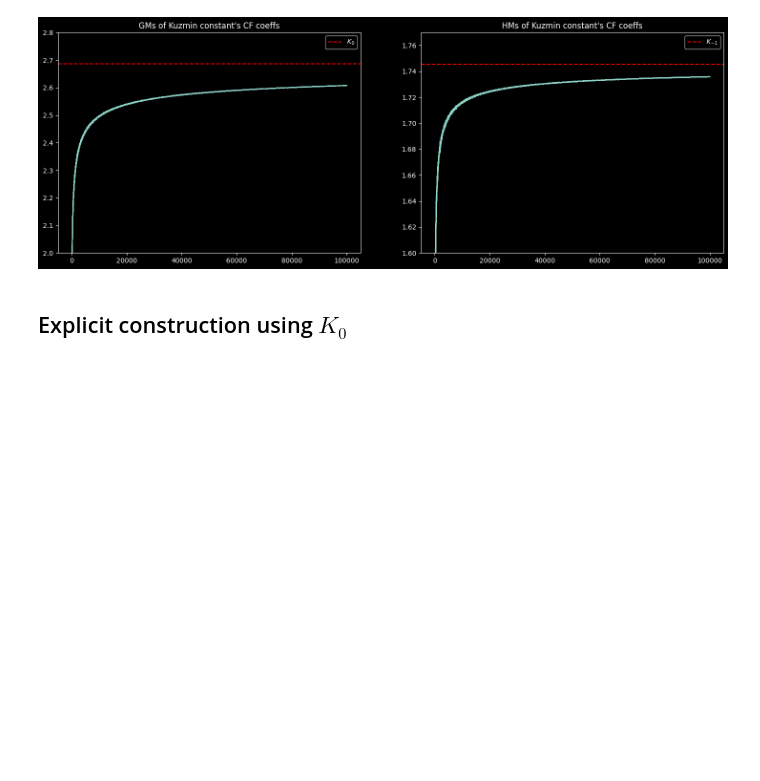
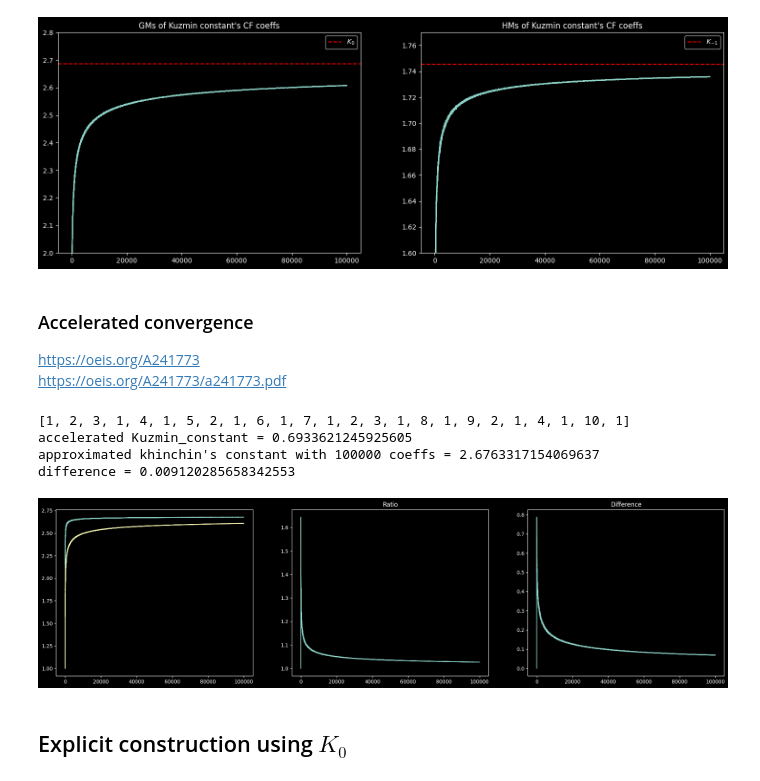
Before and after one commit to Jwalin1/Continued-Fractions, a Jupyter notebook: notebooks/Gauss-Kuzmin.ipynb, the cells around one changed output. Cells and saved outputs as stored; diff of their text form; code cells hidden in the pictures; blank space fills up the shorter version.

```diff
--- a/notebooks/Gauss-Kuzmin.ipynb
+++ b/notebooks/Gauss-Kuzmin.ipynb
@@ -341,5 +212,61 @@ anim = animate_line_zoom_out(line_x_points, (mp.nstr(kuzmin_const, 100) + '...',
 FFWriter = animation.FFMpegWriter(fps=15)
 anim.save('../animations/kuzmin_const.mp4', writer=FFWriter)
 plt.close()
+# %% [markdown]
+### Accelerated convergence
+
+https://oeis.org/A241773 \
+https://oeis.org/A241773/a241773.pdf
+# %%
+@nb.njit
+def prob_count_diff(j, k, counts):
+  return k*pmf_nb(j) - counts.get(j, 0)
+
+@nb.njit
+def compute_accelerated_kuzmin_coeffs(n):
+  coeffs = np.zeros(n, dtype=np.int64)
+  unreached_val = 1
+  counts = nb.typed.Dict.empty(nb.types.int64, nb.types.int64)
+  for k in range(1, n+1):
+    prob_count_diffs = np.array(
+        [prob_count_diff(i, k, counts) for i in range(1, unreached_val+1)])
+    most_probable = prob_count_diffs.argmax() + 1
+    if most_probable == unreached_val:
+      unreached_val += 1
+    coeffs[k-1] = most_probable
+    counts[most_probable] = counts.get(most_probable, 0) + 1
+  return coeffs
+# %%
+acc_kuzmin_coeffs = compute_accelerated_kuzmin_coeffs(100000)
+print(list(acc_kuzmin_coeffs[:25]))
+
+acc_kuzmin_coeff_means = compute_cum_GM(acc_kuzmin_coeffs)
+acc_kuzmin_const = compute_num_from_cf(np.insert(acc_kuzmin_coeffs[:1000], 0, 0))
+print('accelerated Kuzmin_constant =', float(acc_kuzmin_const))
+print(f"approximated khinchin's constant with {len(acc_kuzmin_coeffs)} coeffs = {acc_kuzmin_coeff_means[-1]}")
+print(f'difference = {K-acc_kuzmin_coeff_means[-1]}')
+# %% [output]
+[1, 2, 3, 1, 4, 1, 5, 2, 1, 6, 1, 7, 1, 2, 3, 1, 8, 1, 9, 2, 1, 4, 1, 10, 1]
+accelerated Kuzmin_constant = 0.6933621245925605
+approximated khinchin's constant with 100000 coeffs = 2.6763317154069637
+difference = 0.009120285658342553
+# %%
+fig, ax = plt.subplots(1,3, figsize=(24,6))
+
+plt.sca(ax[0])
+plt.plot(acc_kuzmin_coeff_means)
+plt.plot(kuzmin_coeff_means)
+
+plt.sca(ax[1])
+plt.plot(acc_kuzmin_coeff_means / kuzmin_coeff_means)
+plt.title('Ratio')
+
+plt.sca(ax[2])
+plt.plot(acc_kuzmin_coeff_means - kuzmin_coeff_means)
+plt.title('Difference')
+
+plt.show()
+# %% [output]
+[figure, added]
 # %% [markdown]
 ## Explicit construction using $K_0$
```
Also changed, not shown: parts of 28 cells of this notebook, 4 other files.
